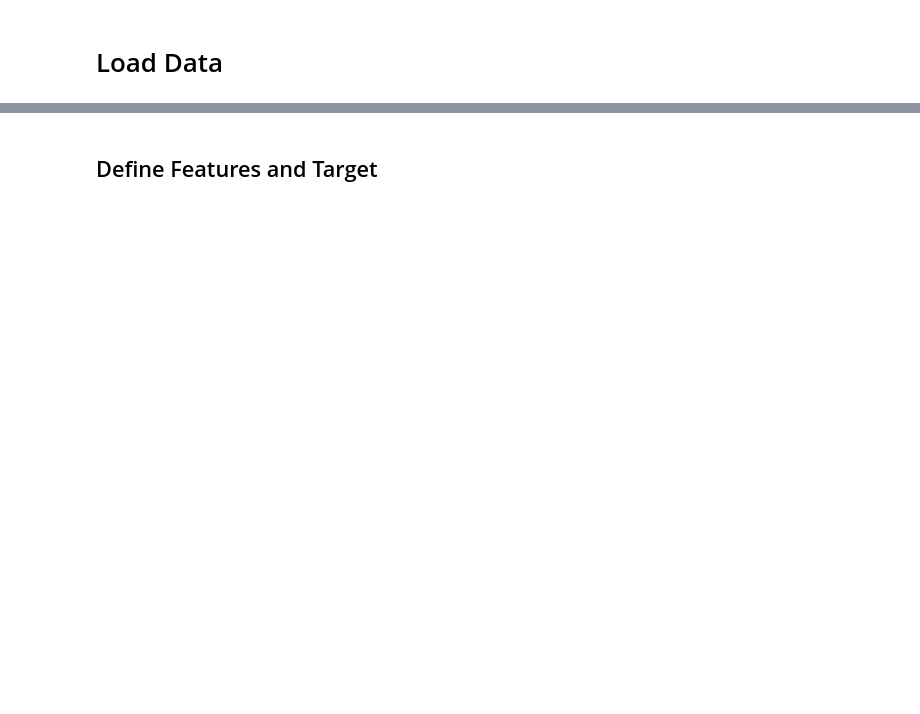
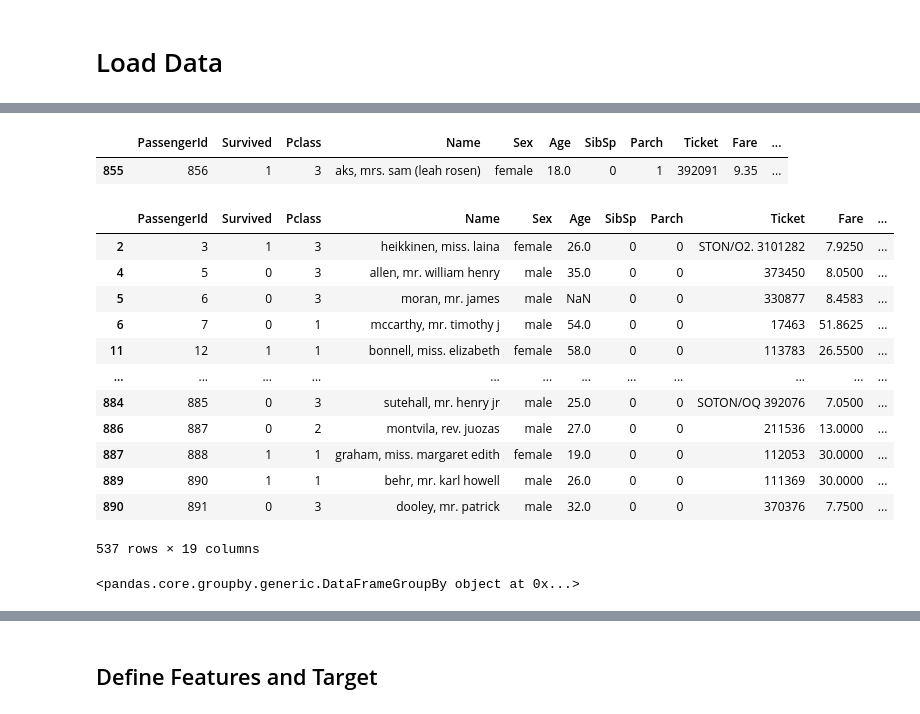
Before and after one commit to ageofneil/kaggle, a Jupyter notebook: titanic/model.ipynb, the cells around one changed output, grey strips where cells are left out. Saved outputs shown, nothing was run; the diff lists cells and outputs as text; code cells hidden in the pictures; blank space fills up the shorter version.

```diff
--- a/titanic/model.ipynb
+++ b/titanic/model.ipynb
@@ -73,0 +117,21 @@ test['Last Name'] = test['Name'].apply(lambda x: replace_last(x, "ii"))
+# %%
+train[train['First Name'] == 'aks']
+# %% [output]
+|  | PassengerId | Survived | Pclass | Name | Sex | Age | SibSp | Parch | Ticket | Fare | ... |
+| 855 | 856 | 1 | 3 | aks, mrs. sam (leah rosen) | female | 18.0 | 0 | 1 | 392091 | 9.35 | ... |
+# %%
+train[ (train['SibSp'] == 0) & (train['Parch'] == 0)]
+# %% [output]
+|  | PassengerId | Survived | Pclass | Name | Sex | Age | SibSp | Parch | Ticket | Fare | ... |
+| 2 | 3 | 1 | 3 | heikkinen, miss. laina | female | 26.0 | 0 | 0 | STON/O2. 3101282 | 7.9250 | ... |
+| 4 | 5 | 0 | 3 | allen, mr. william henry | male | 35.0 | 0 | 0 | 373450 | 8.0500 | ... |
+| 5 | 6 | 0 | 3 | moran, mr. james | male | NaN | 0 | 0 | 330877 | 8.4583 | ... |
+| 6 | 7 | 0 | 1 | mccarthy, mr. timothy j | male | 54.0 | 0 | 0 | 17463 | 51.8625 | ... |
+| 11 | 12 | 1 | 1 | bonnell, miss. elizabeth | female | 58.0 | 0 | 0 | 113783 | 26.5500 | ... |
+| ... | ... | ... | ... | ... | ... | ... | ... | ... | ... | ... | ... |
+| 884 | 885 | 0 | 3 | sutehall, mr. henry jr | male | 25.0 | 0 | 0 | SOTON/OQ 392076 | 7.0500 | ... |
+| 886 | 887 | 0 | 2 | montvila, rev. juozas | male | 27.0 | 0 | 0 | 211536 | 13.0000 | ... |
+| 887 | 888 | 1 | 1 | graham, miss. margaret edith | female | 19.0 | 0 | 0 | 112053 | 30.0000 | ... |
+| 889 | 890 | 1 | 1 | behr, mr. karl howell | male | 26.0 | 0 | 0 | 111369 | 30.0000 | ... |
+| 890 | 891 | 0 | 3 | dooley, mr. patrick | male | 32.0 | 0 | 0 | 370376 | 7.7500 | ... |
+537 rows × 19 columns
@@ -73,0 +142,4 @@ test['Last Name'] = test['Name'].apply(lambda x: replace_last(x, "ii"))
+# %%
+train.groupby('First Name')
+# %% [output]
+<pandas.core.groupby.generic.DataFrameGroupBy object at 0x...>
```
Also changed, not shown: parts of 47 cells of this notebook, 8 other files.
